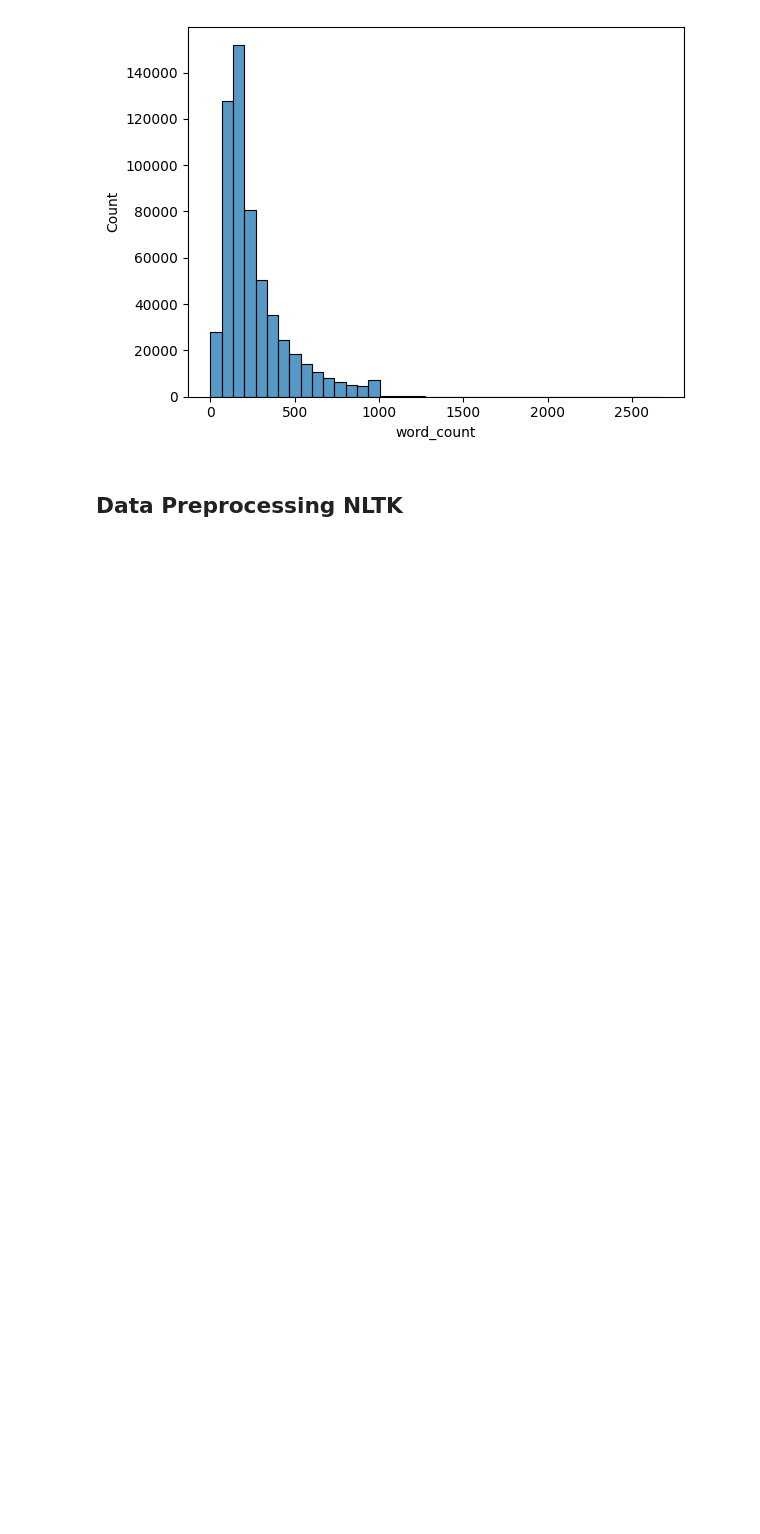
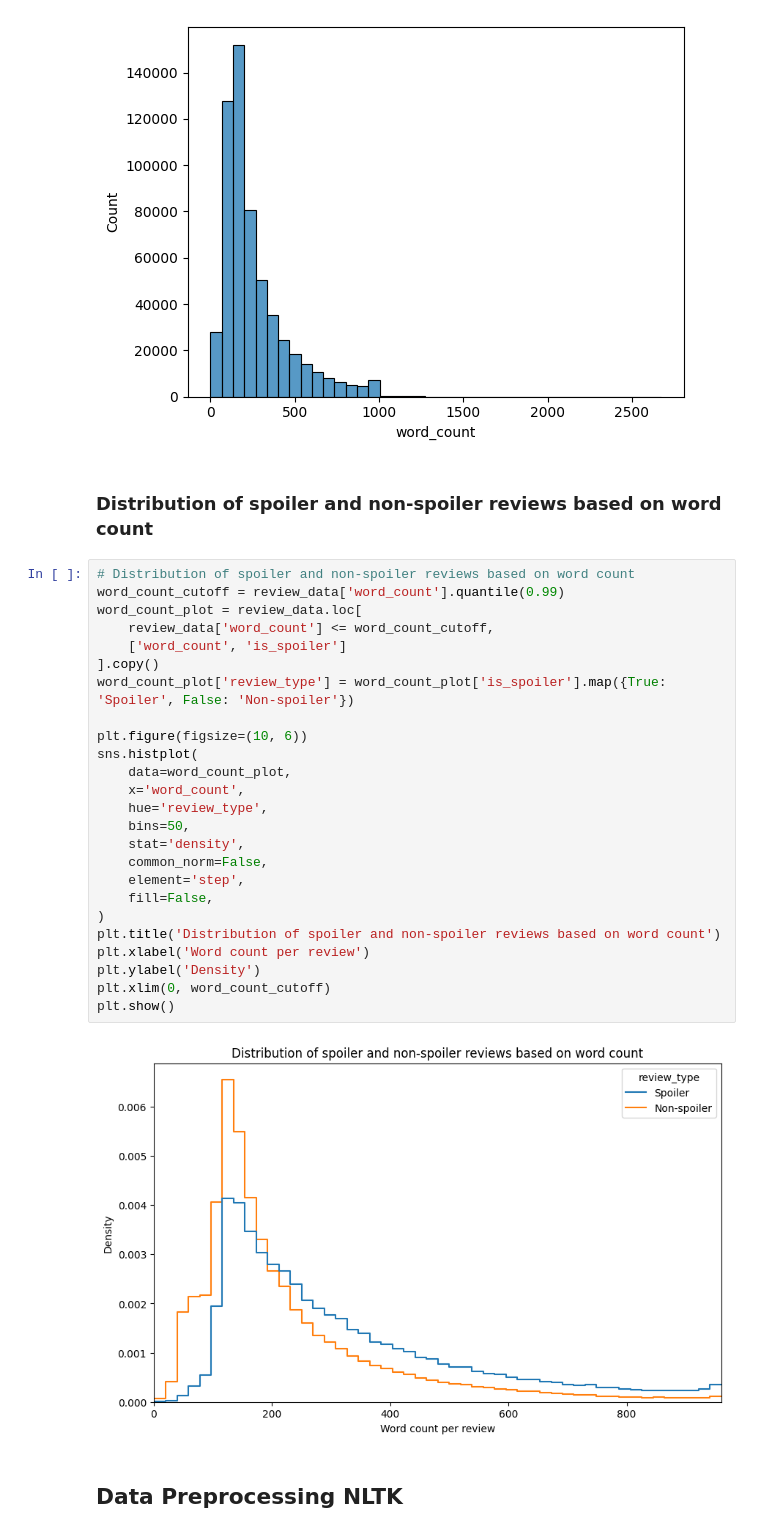
Before and after one commit to glimzzc/spoiler-miner, a Jupyter notebook: notebooks/Spoiler Detection on IMDB movie reviews.ipynb, the cells around one changed output. Drawn from its saved outputs; the diff is of its cells as text; blank space fills up the shorter version.

```diff
--- a/notebooks/Spoiler Detection on IMDB movie reviews.ipynb
+++ b/notebooks/Spoiler Detection on IMDB movie reviews.ipynb
@@ -83,6 +83,35 @@ sns.histplot(x=review_data['word_count'], bins=40)
 # %% [output]
 <Axes: xlabel='word_count', ylabel='Count'>
 [figure]
+# %% [markdown]
+### Distribution of spoiler and non-spoiler reviews based on word count
+# %%
+# Distribution of spoiler and non-spoiler reviews based on word count
+word_count_cutoff = review_data['word_count'].quantile(0.99)
+word_count_plot = review_data.loc[
+    review_data['word_count'] <= word_count_cutoff,
+    ['word_count', 'is_spoiler']
+].copy()
+word_count_plot['review_type'] = word_count_plot['is_spoiler'].map({True: 'Spoiler', False: 'Non-spoiler'})
+
+plt.figure(figsize=(10, 6))
+sns.histplot(
+    data=word_count_plot,
+    x='word_count',
+    hue='review_type',
+    bins=50,
+    stat='density',
+    common_norm=False,
+    element='step',
+    fill=False,
+)
+plt.title('Distribution of spoiler and non-spoiler reviews based on word count')
+plt.xlabel('Word count per review')
+plt.ylabel('Density')
+plt.xlim(0, word_count_cutoff)
+plt.show()
+# %% [output]
+[figure, added]
 # %% [markdown]
 ## Data Preprocessing NLTK
 # %% [markdown]
```
Also changed, not shown: parts of 27 cells of this notebook, 1 other file.
